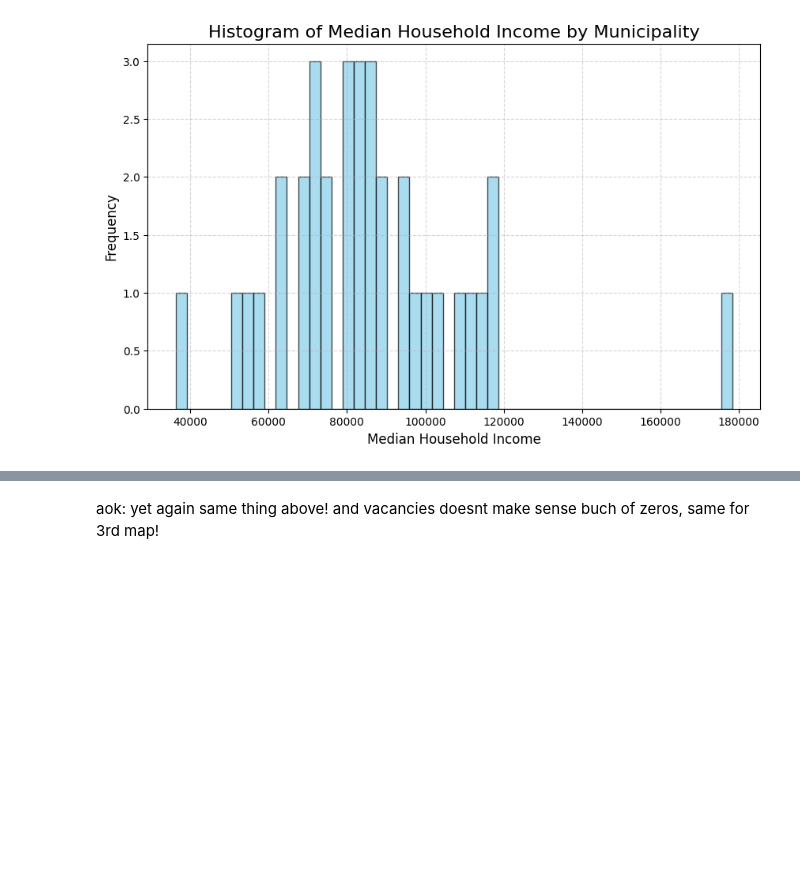
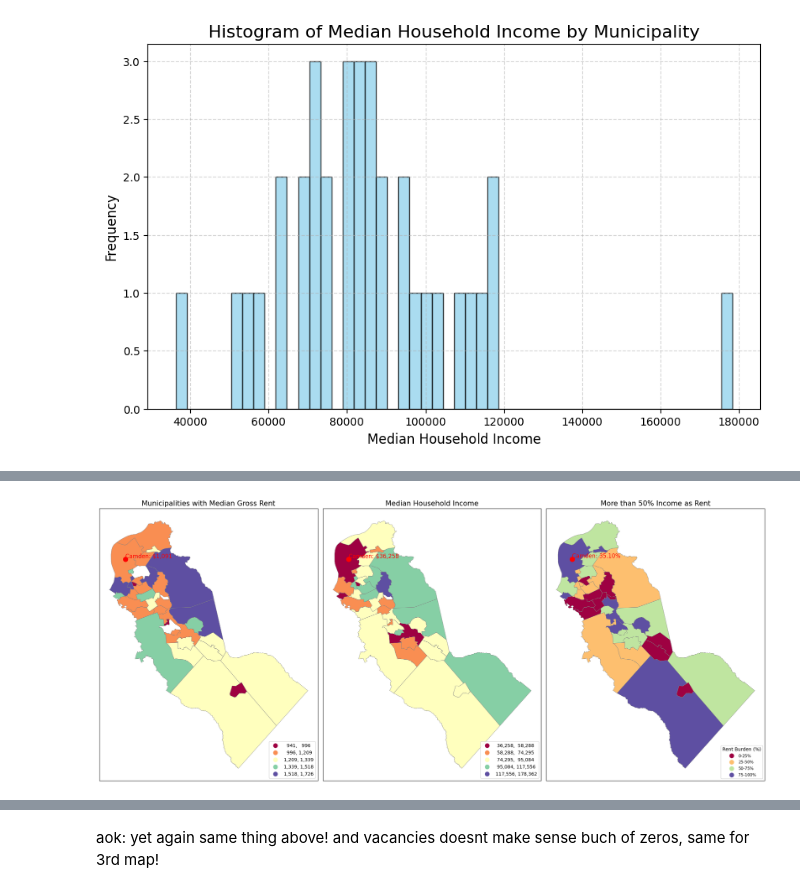
Before and after one commit to Funmiadebajo/GIS, a Jupyter notebook: PS4.ipynb, the cells around one changed output, grey strips where cells are left out. Drawn from its saved outputs; the diff is of its cells as text; code cells hidden in the pictures; blank space fills up the shorter version.

```diff
--- a/PS4.ipynb
+++ b/PS4.ipynb
@@ -480,0 +324,79 @@ plt.show();
+# %%
+import matplotlib.pyplot as plt
+import pandas as pd
+
+# Define custom function for cleaning municipality names
+def clean_municipality_names(df, col_name):
+    df[col_name] = df[col_name].str.strip().str.lower()
+    return df
+
+# Merge the data with the required instructions using 'outer' and 'indicator' merge
+njMun4 = njMun.merge(Rent_Burden, on='Municipality', how='outer', indicator='rent_burden_merge')
+njMun5 = njMun.merge(MedGroRen, on='Municipality', how='outer', indicator='median_rent_merge')
+njMun6 = njMun.merge(median_income, on='Municipality', how='outer', indicator='median_income_merge')
+
+# Coordinates for Camden (assume latitude and longitude or use a method to find them)
+camden_coords = njMun[njMun['Municipality'] == 'camden'].geometry.centroid.iloc[0]
+
+# Get Camden's values for each column
+camden_rent = njMun5[njMun5['Municipality'] == 'camden']['Median Gross Rent'].values[0]
+camden_income = njMun6[njMun6['Municipality'] == 'camden']['Median Household Income'].values[0]
+camden_burden = njMun4[njMun4['Municipality'] == 'camden']['Rent Burden'].values[0]
+
+# Create subplots for the three maps
+fig, axs = plt.subplots(1, 3, figsize=(20, 10))
+
+# Plot Median Gross Rent map (first map displayed) with consistent colormap
+if njMun5['Median Gross Rent'].nunique() > 1:
+    njMun5.plot(ax=axs[0], column='Median Gross Rent', legend=True, cmap='Spectral', scheme='NaturalBreaks', k=5,
+                edgecolor='grey', linewidth=0.5, legend_kwds={"fmt": "{:,.0f}", 'loc': 'lower right'})
+else:
+    njMun5.plot(ax=axs[0], column='Median Gross Rent', legend=True, cmap='Spectral', edgecolor='grey', linewidth=0.5)
+
+# Highlight Camden on the first map with its value
+axs[0].scatter(camden_coords.x, camden_coords.y, color='red', s=100, label='Camden', zorder=5)
+axs[0].text(camden_coords.x + 0.01, camden_coords.y, f'Camden: ${camden_rent:,.0f}', color='red', fontsize=12, ha='left', va='bottom', zorder=5)
+
+axs[0].set_title("Municipalities with Median Gross Rent", fontsize=15)
+axs[0].set_xticks([])  # Remove x-axis ticks
+axs[0].set_yticks([])  # Remove y-axis ticks
+
+# Plot Median Household Income map (second map displayed) with consistent colormap
+if njMun6['Median Household Income'].nunique() > 1:
+    njMun6.plot(ax=axs[1], column='Median Household Income', legend=True, cmap='Spectral', scheme='NaturalBreaks', k=5,
+                edgecolor='grey', linewidth=0.5, legend_kwds={"fmt": "{:,.0f}", 'loc': 'lower right'})
+else:
+    njMun6.plot(ax=axs[1], column='Median Household Income', legend=True, cmap='Spectral', edgecolor='grey', linewidth=0.5)
+
+# Highlight Camden on the second map with its value
+axs[1].scatter(camden_coords.x, camden_coords.y, color='red', s=100, label='Camden', zorder=5)
+axs[1].text(camden_coords.x + 0.01, camden_coords.y, f'Camden: ${camden_income:,.0f}', color='red', fontsize=12, ha='left', va='bottom', zorder=5)
+
+axs[1].set_title("Median Household Income", fontsize=15)
+axs[1].set_xticks([])  # Remove x-axis ticks
+axs[1].set_yticks([])  # Remove y-axis ticks
+
+# Plot Rent Burden map (last map displayed) with consistent colormap and improved breaks
+if njMun4['Rent Burden'].nunique() > 1:
+    # Use pandas qcut to create quantiles for Rent Burden map
+    njMun4['Rent Burden Quantile'] = pd.qcut(njMun4['Rent Burden'], q=4, labels=['0-25%', '25-50%', '50-75%', '75-100%'])
+
+    # Plot Rent Burden with quantiles and the 'Spectral' colormap
+    njMun4.plot(ax=axs[2], column='Rent Burden Quantile', legend=True, cmap='Spectral', edgecolor='grey', linewidth=0.5,
+                legend_kwds={'title': 'Rent Burden (%)', 'loc': 'lower right', 'fontsize': 'small'})
+else:
+    njMun4.plot(ax=axs[2], column='Rent Burden', legend=True, cmap='Spectral', edgecolor='grey', linewidth=0.5)
+
+# Highlight Camden on the third map with its value
+axs[2].scatter(camden_coords.x, camden_coords.y, color='red', s=100, label='Camden', zorder=5)
+axs[2].text(camden_coords.x + 0.01, camden_coords.y, f'Camden: {camden_burden*100:.2f}%', color='red', fontsize=12, ha='left', va='bottom', zorder=5)
+
+axs[2].set_title("More than 50% Income as Rent", fontsize=15)
+axs[2].set_xticks([])  # Remove x-axis ticks
+axs[2].set_yticks([])  # Remove y-axis ticks
+
+# Display the plot
+plt.tight_layout()
+plt.show();
+# %% [output]
+[figure, added]
```
Also changed, not shown: parts of 7 cells of this notebook.
